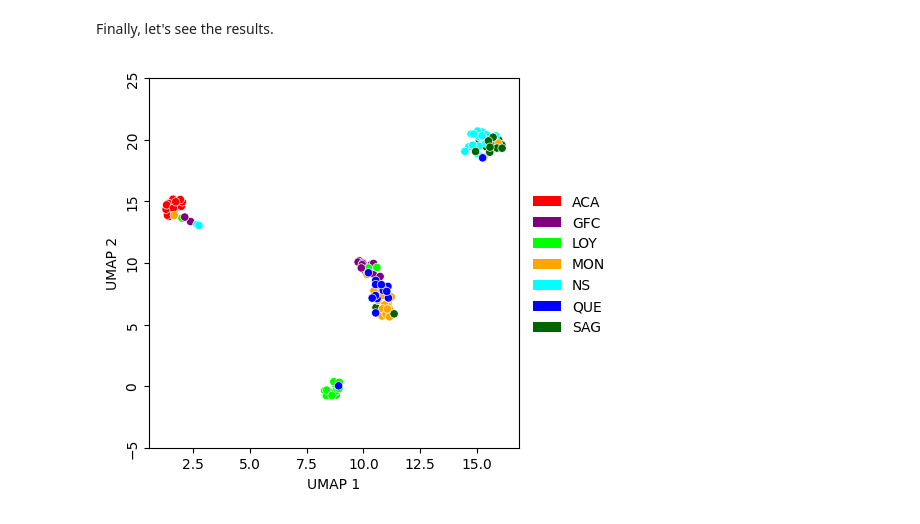
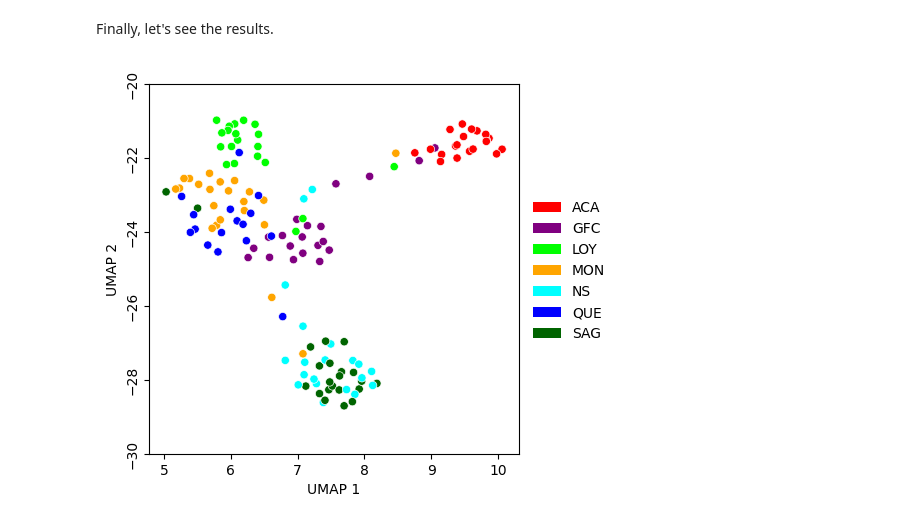
Before and after one commit to Genopop/geneakit, a Jupyter notebook: examples/correlation_umap.ipynb, the cells around one changed output. Cells and saved outputs as stored; diff of their text form; code cells hidden in the pictures.

Commit message:
Use n_neighbors=100

```diff
--- a/examples/correlation_umap.ipynb
+++ b/examples/correlation_umap.ipynb
@@ -117,6 +117,7 @@ You will require at least 2.84 GB of RAM.
 # %% [markdown]
 Let's embed the data into two-dimensional space.
 # %%
-emb = umap.UMAP(metric='euclidean', random_state=42).fit_transform(corr ** 0.5)
+emb = umap.UMAP(metric='euclidean', random_state=42,
+                n_neighbors=100).fit_transform(corr ** 0.5)
 emb[:10, :]
 # %% [output]
@@ -207,26 +208,28 @@ Finally, let's see the results.
 # %%
 ax = sns.scatterplot(x=emb[:, 0], y=emb[:, 1], hue=colors,
                      palette={color: color for color in pop_to_color.values()})
 ax.set_box_aspect(1)
 ax.set_xlabel('UMAP 1')
 ax.set_ylabel('UMAP 2')
+
+ax.yaxis.set_major_locator(plt.MultipleLocator(2))
 
 # Get the current axis
 x0, y0, w, h = ax.get_position().bounds
 
 # Rotate the y axis labels
 yticks = ax.get_yticks()
 yticklabels = ax.get_yticklabels()
 ax.set_yticks(yticks, yticklabels, va='center', rotation=90)
 
 
 # Create a list of legend elements
 legend_elements = [Patch(facecolor=color, label=pop)
                    for pop, color in pop_to_color.items()]
 
 # Add the legend to the plot
 ax.legend(handles=legend_elements, bbox_to_anchor=(x0 / 2 + w * 2, y0 + h / 2),
           loc='right', frameon=False)
 plt.show()
 # %% [output]
-[figure, old version]
+[figure, new version]
```
Also changed, not shown: parts of 2 cells of this notebook.
